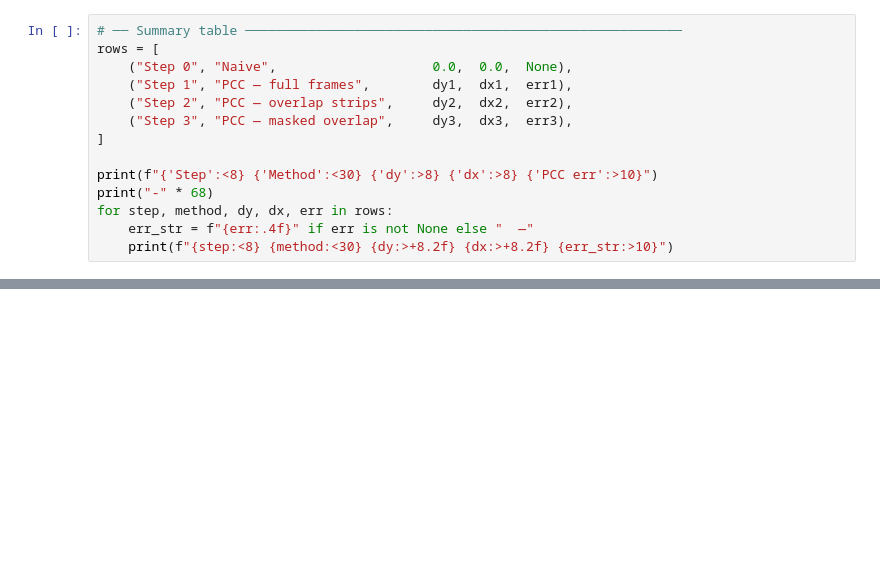
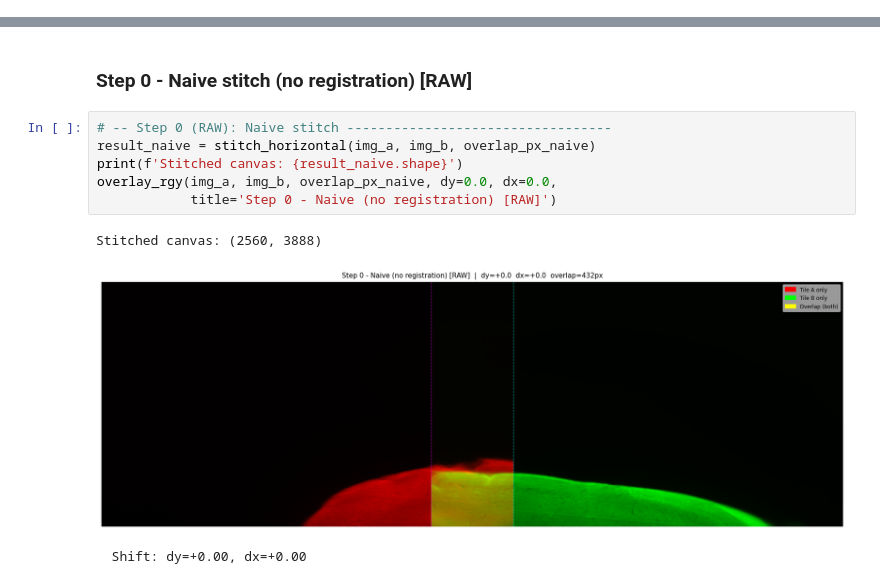
Before and after one commit to sanjaypaltahill/microscopy-stitcher, a Jupyter notebook: basic_image_registration.ipynb, the cells around one changed output, grey strips where cells are left out. Saved outputs shown, nothing was run; the diff lists cells and outputs as text; blank space fills up the shorter version.

```diff
--- a/basic_image_registration.ipynb
+++ b/basic_image_registration.ipynb
@@ -485,14 +0,0 @@ Masked PCC  →  dy=-118.00  dx=+890.00  error=nan
-# %%
-# ── Summary table ────────────────────────────────────────────────────────
-rows = [
-    ("Step 0", "Naive",                    0.0,  0.0,  None),
-    ("Step 1", "PCC — full frames",        dy1,  dx1,  err1),
-    ("Step 2", "PCC — overlap strips",     dy2,  dx2,  err2),
-    ("Step 3", "PCC — masked overlap",     dy3,  dx3,  err3),
-]
-
-print(f"{'Step':<8} {'Method':<30} {'dy':>8} {'dx':>8} {'PCC err':>10}")
-print("-" * 68)
-for step, method, dy, dx, err in rows:
-    err_str = f"{err:.4f}" if err is not None else "  —"
-    print(f"{step:<8} {method:<30} {dy:>+8.2f} {dx:>+8.2f} {err_str:>10}")
@@ -775,0 +373,12 @@ Percent change (Step 3 vs Step 0): -82.0%  (improvement)
+# %% [markdown]
+### Step 0 - Naive stitch (no registration) [RAW]
+# %%
+# -- Step 0 (RAW): Naive stitch ----------------------------------
+result_naive = stitch_horizontal(img_a, img_b, overlap_px_naive)
+print(f'Stitched canvas: {result_naive.shape}')
+overlay_rgy(img_a, img_b, overlap_px_naive, dy=0.0, dx=0.0,
+            title='Step 0 - Naive (no registration) [RAW]')
+# %% [output]
+Stitched canvas: (2560, 3888)
+[figure, added]
+  Shift: dy=+0.00, dx=+0.00
```
Also changed, not shown: parts of 48 cells of this notebook, 1 other file.
